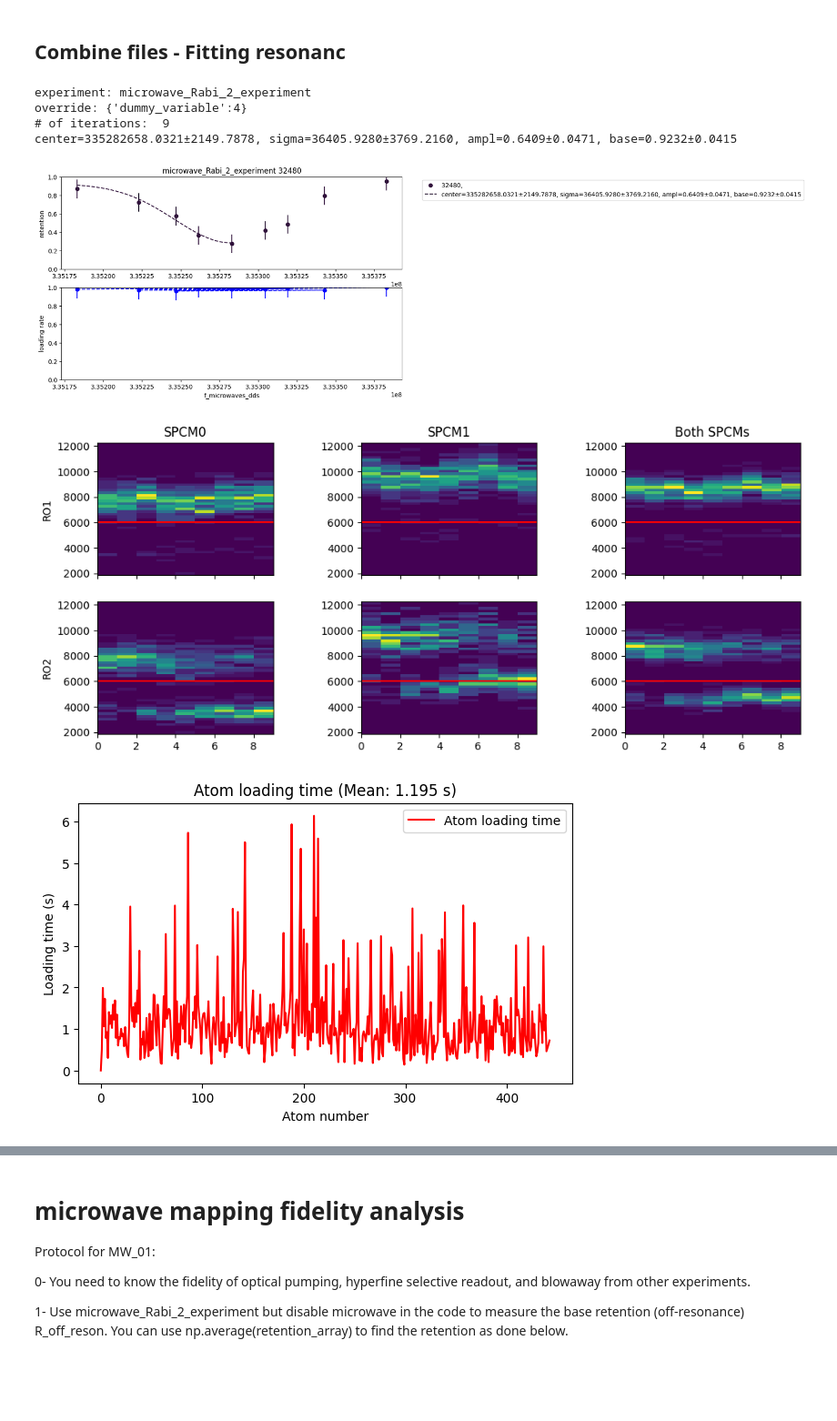
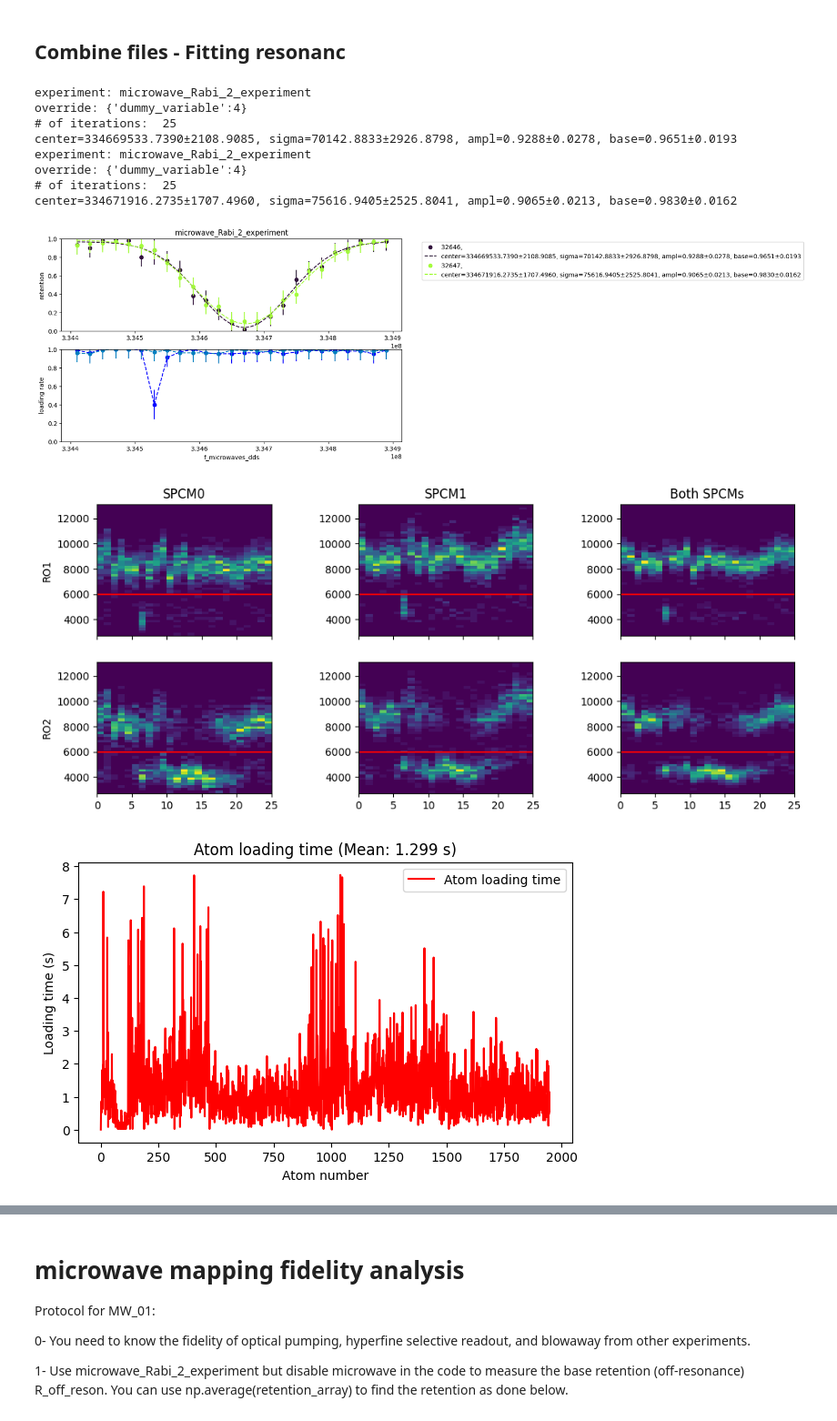
Before and after one commit to QuantumQuadrate/qn_artiq_routines, a Jupyter notebook: Analysis/Microwave analysis/Microwave_analysis_2025.ipynb, the cells around one changed output, grey strips where cells are left out. Shown at 91% size. Saved outputs shown, nothing was run; the diff lists cells and outputs as text; code cells hidden in the pictures; blank space fills up the shorter version.

```diff
--- a/Analysis/Microwave analysis/Microwave_analysis_2025.ipynb
+++ b/Analysis/Microwave analysis/Microwave_analysis_2025.ipynb
@@ -2,7 +2,7 @@
 # Mapping atom analysis
 Valid for experiments from 2025-04-30 until ...
 # %%
-date_filters = ["2025-12-12"]
+date_filters = ["2025-12-16"]
 
 from matplotlib import pyplot as plt
 import matplotlib as mpl
@@ -79,8 +79,8 @@ With fitting the resonance for microwave scans
 """
 ### the file(s) to analyze:
 file_indices = {
-    43:'',
-    # 26:'',
+    51:'',
+    53:'',
     # 38:'',
     # 36:'HWP=1.875, QWP=4.5',
     # 38:'HWP=0.5, QWP=4.5',
@@ -378,35 +378,39 @@ if showhist:
     ax6.set_aspect('auto')
 
     plt.subplots_adjust(hspace=0.2, wspace=0.5)
 plt.show()
 
 
 
 #### Plot the combined Atom_loading_time values
 ## We can slice the array to separate iterations later, if we want.
 combined_atom_loading_times = list(itertools.chain(*all_atom_loading_times))
 mean_loading_time = np.mean(combined_atom_loading_times)
 plt.figure(figsize=(7, 4))
 plt.plot(combined_atom_loading_times, 'r-', label='Atom loading time')
 plt.xlabel("Atom number")
 plt.ylabel("Loading time (s)")
 plt.title(f"Atom loading time (Mean: {mean_loading_time:.3f} s)")
 # plt.title(f"Combined Atom Loading Time for All Files")
 plt.legend(loc='best')
 plt.show()
 
 # Plot the histogram of combined Atom_loading_time
 plt.figure(figsize=(7, 4))
 plt.hist(combined_atom_loading_times, bins=50, edgecolor='black', alpha=0.7)
 plt.xlabel("Atom Loading Time (s)")
 plt.ylabel("Frequency")
 plt.title(f"Histogram of Combined Atom Loading Time")
 plt.show()
 # %% [output]
 experiment: microwave_Rabi_2_experiment
 override: {'dummy_variable':4}
-# of iterations:  9
-center=335282658.0321±2149.7878, sigma=36405.9280±3769.2160, ampl=0.6409±0.0471, base=0.9232±0.0415
+# of iterations:  25
+center=334669533.7390±2108.9085, sigma=70142.8833±2926.8798, ampl=0.9288±0.0278, base=0.9651±0.0193
+experiment: microwave_Rabi_2_experiment
+override: {'dummy_variable':4}
+# of iterations:  25
+center=334671916.2735±1707.4960, sigma=75616.9405±2525.8041, ampl=0.9065±0.0213, base=0.9830±0.0162
-[figure, old version]
+[figure, new version]
-[figure, old version]
+[figure, new version]
-[figure, old version]
+[figure, new version]
```
Also changed, not shown: parts of 3 cells of this notebook, 2 other files.
